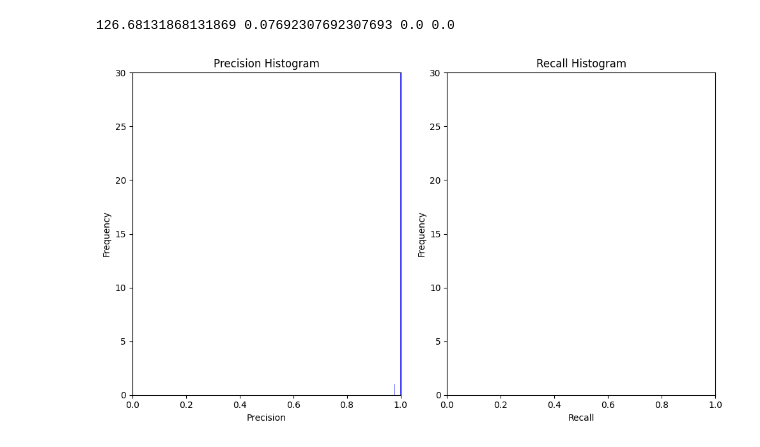
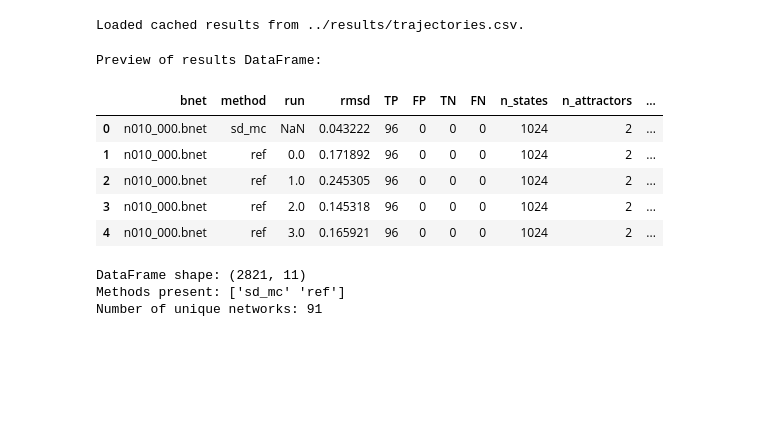
Before and after one commit to kyuhyongpark/sdmarkov, a Jupyter notebook: notebooks/trajectories.ipynb, the cells around one changed output. Drawn from its saved outputs; the diff is of its cells as text; code cells hidden in the pictures; blank space fills up the shorter version.

Commit message:
refactor trajectories

```diff
--- a/notebooks/trajectories.ipynb
+++ b/notebooks/trajectories.ipynb
@@ -352,19 +1,17 @@ plot_precision_and_recall(TP, FP, TN, FN)
-# %%
-TP = []
-FP = []
-TN = []
-FN = []
-for bnet in all_data:
-    if len(all_data[bnet]["paths_reachability"]) == 0:
-        continue
-    TP.append(all_data[bnet]["paths_reachability"]["sd_non_edges"][0])
-    FP.append(all_data[bnet]["paths_reachability"]["sd_non_edges"][1])
-    TN.append(all_data[bnet]["paths_reachability"]["sd_non_edges"][2])
-    FN.append(all_data[bnet]["paths_reachability"]["sd_non_edges"][3])
-
-print(np.mean(TP), np.mean(FP), np.mean(TN), np.mean(FN))
-
-plot_precision_and_recall(TP, FP, TN, FN)
-# %% [output]
-126.68131868131869 0.07692307692307693 0.0 0.0
-[figure, removed]
+# %%
+DATA_CSV = "../results/trajectories.csv"
+
+GENERATE_DATA = False
+# Parameters for generating data
+MODEL_DIRECTORY = "../models/random_nk3"
+UPDATE = "asynchronous"
+N_RANDOM = 30 # number of random models
+DEBUG = False
+NSQUARE_STEPS = 20 # number of steps for nsquare
+
+# Figure configuration
+SUP_FIGURE_ID = "s8"
+METRICS = ["rmsd"]
+METHODS = None # plot all methods
+
+FIGURE_DIR = "../results/figures"
@@ -370,0 +112,30 @@ plot_precision_and_recall(TP, FP, TN, FN)
+# %%
+df = load_or_generate_data(
+    data_csv=DATA_CSV,
+    generate_data=GENERATE_DATA,
+    data_function=get_data_trajectories,
+    model_directory=MODEL_DIRECTORY,
+    update=UPDATE,
+    n_random=N_RANDOM,
+    debug=DEBUG,
+)
+# %% [output]
+Loaded cached results from ../results/trajectories.csv.
+# %%
+print("Preview of results DataFrame:")
+display(df.head())
+
+print("\nDataFrame shape:", df.shape)
+print("Methods present:", df.method.unique())
+print("Number of unique networks:", df.bnet.nunique())
+# %% [output]
+Preview of results DataFrame:
+|  | bnet | method | run | rmsd | TP | FP | TN | FN | n_states | n_attractors | ... |
+| 0 | n010_000.bnet | sd_mc | NaN | 0.043222 | 96 | 0 | 0 | 0 | 1024 | 2 | ... |
+| 1 | n010_000.bnet | ref | 0.0 | 0.171892 | 96 | 0 | 0 | 0 | 1024 | 2 | ... |
+| 2 | n010_000.bnet | ref | 1.0 | 0.245305 | 96 | 0 | 0 | 0 | 1024 | 2 | ... |
+| 3 | n010_000.bnet | ref | 2.0 | 0.145318 | 96 | 0 | 0 | 0 | 1024 | 2 | ... |
+| 4 | n010_000.bnet | ref | 3.0 | 0.165921 | 96 | 0 | 0 | 0 | 1024 | 2 | ... |
+DataFrame shape: (2821, 11)
+Methods present: ['sd_mc' 'ref']
+Number of unique networks: 91
```
Also changed, not shown: parts of 15 cells of this notebook, 13 other files.
